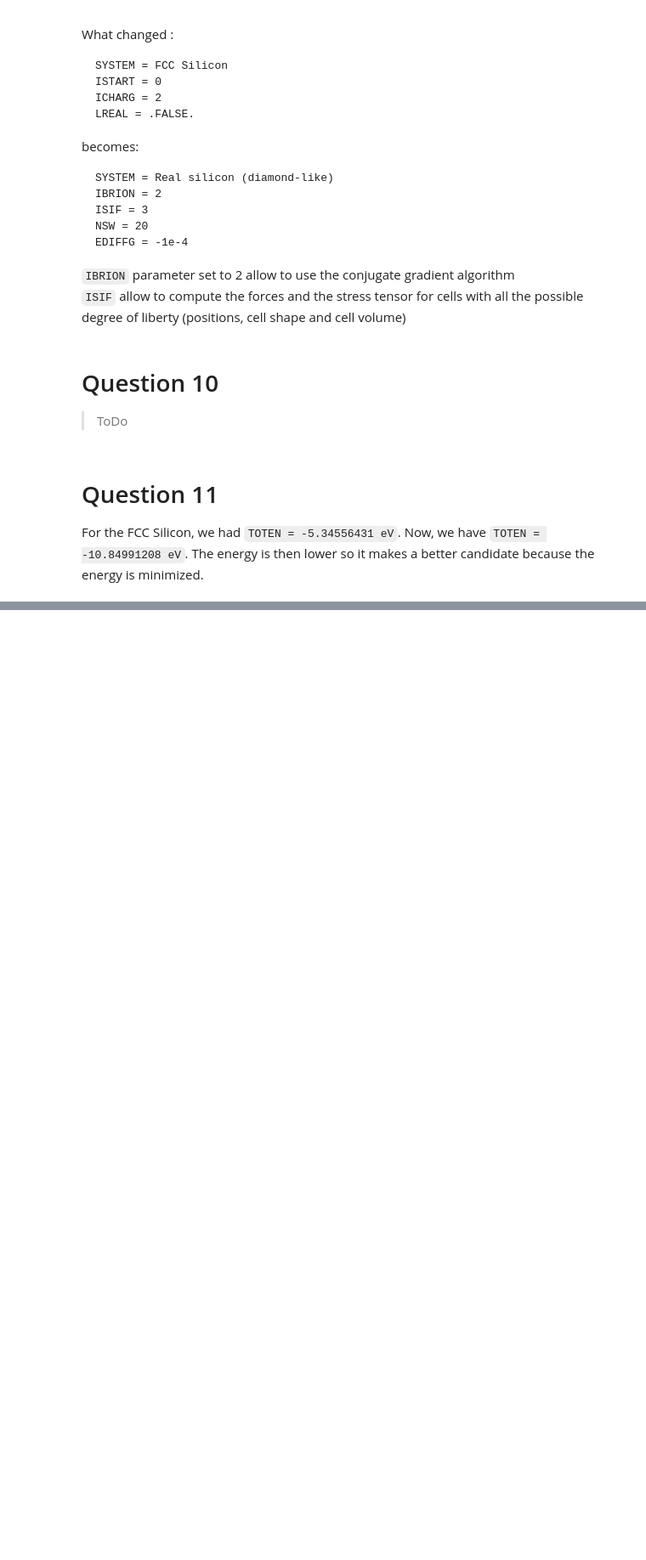
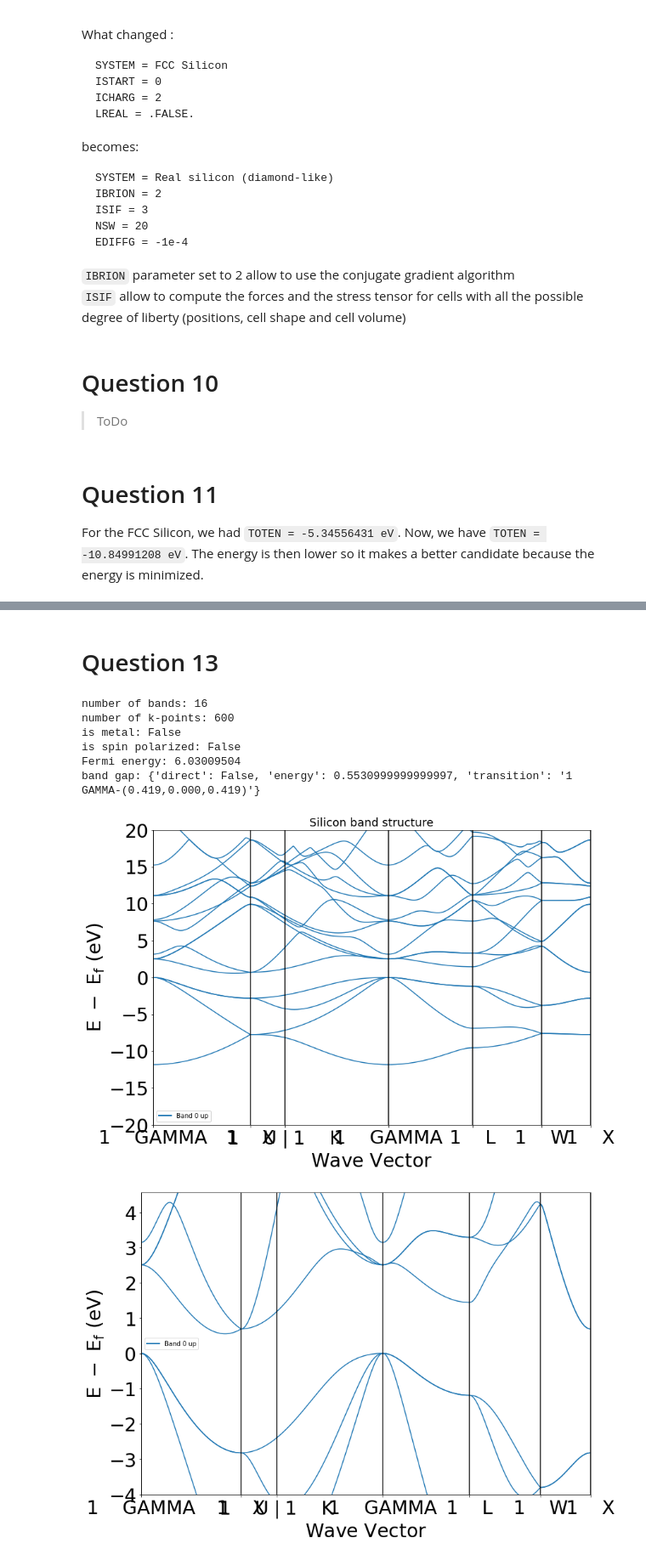
Before and after one commit to LeiRoF/M1-TP-Solid-State, a Jupyter notebook: Rapport_TP1.ipynb, the cells around one changed output, grey strips where cells are left out. Shown at 85% size. Saved outputs shown, nothing was run; the diff lists cells and outputs as text; code cells hidden in the pictures; blank space fills up the shorter version.

```diff
--- a/Rapport_TP1.ipynb
+++ b/Rapport_TP1.ipynb
@@ -99,24 +99,28 @@ def print_bands (bs):
 		for energy in band:
 			print ("k = [{:+.3f} {:+.3f} {:+.3f}]    E(k) = {:+.6e}".format (kx, ky, kz, energy))
 
-run = BSVasprun ("results/Q7_vasprun.xml", parse_projected_eigen = True)
-bs = run.get_band_structure ("results/Q7_KPOINTS")
 
-print ("number of bands:", bs.nb_bands)
-print ("number of k-points:", len (bs.kpoints))
-print ("is metal:", bs.is_metal ())
-print ("is spin polarized:", bs.is_spin_polarized)
-print ("Fermi energy:", bs.efermi)
+def plot_bands(vasprum_file, KPOINT_file):
+	run = BSVasprun (vasprum_file, parse_projected_eigen = True)
+	bs = run.get_band_structure (KPOINT_file)
 
-print ("band gap: {}".format (bs.get_band_gap ()))
+	print ("number of bands:", bs.nb_bands)
+	print ("number of k-points:", len (bs.kpoints))
+	print ("is metal:", bs.is_metal ())
+	print ("is spin polarized:", bs.is_spin_polarized)
+	print ("Fermi energy:", bs.efermi)
 
-bsplot = BSPlotter (bs)
-bsplot.get_plot (ylim = (-20, 20), zero_to_efermi = True)
-ax = plt.gca ()
-ax.set_title ("Silicon band structure", fontsize = 18)
+	print ("band gap: {}".format (bs.get_band_gap ()))
 
-ax.plot (label = "spin up")
-bsplot.show ()
+	bsplot = BSPlotter (bs)
+	bsplot.get_plot (ylim = (-20, 20), zero_to_efermi = True)
+	ax = plt.gca ()
+	ax.set_title ("Silicon band structure", fontsize = 18)
+
+	ax.plot (label = "spin up")
+	bsplot.show ()
+
+plot_bands("results/Q7_vasprun.xml","results/Q7_KPOINTS")
 # %% [output]
 number of bands: 16
 number of k-points: 600
@@ -183,0 +198,13 @@ For the FCC Silicon, we had `TOTEN = -5.34556431 eV`. Now, we have `TOTEN = -10.
+# %% [markdown]
+# Question 13
+# %%
+plot_bands("results/Q13_vasprun.xml", "results/Q13_KPOINTS")
+# %% [output]
+number of bands: 16
+number of k-points: 600
+is metal: False
+is spin polarized: False
+Fermi energy: 6.03009504
+band gap: {'direct': False, 'energy': 0.5530999999999997, 'transition': '1    GAMMA-(0.419,0.000,0.419)'}
+[figure, added]
+[figure, added]
```
Also changed, not shown: parts of 5 cells of this notebook, 4 other files.
